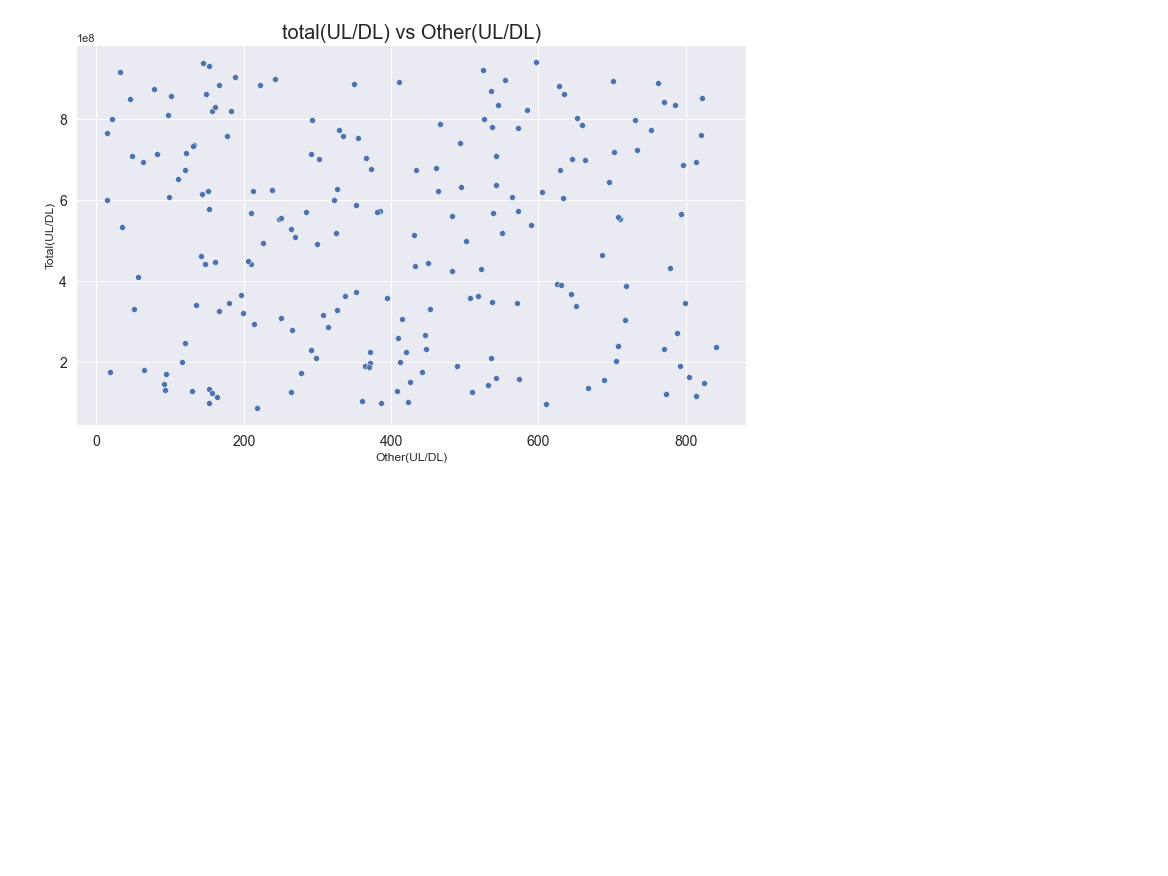
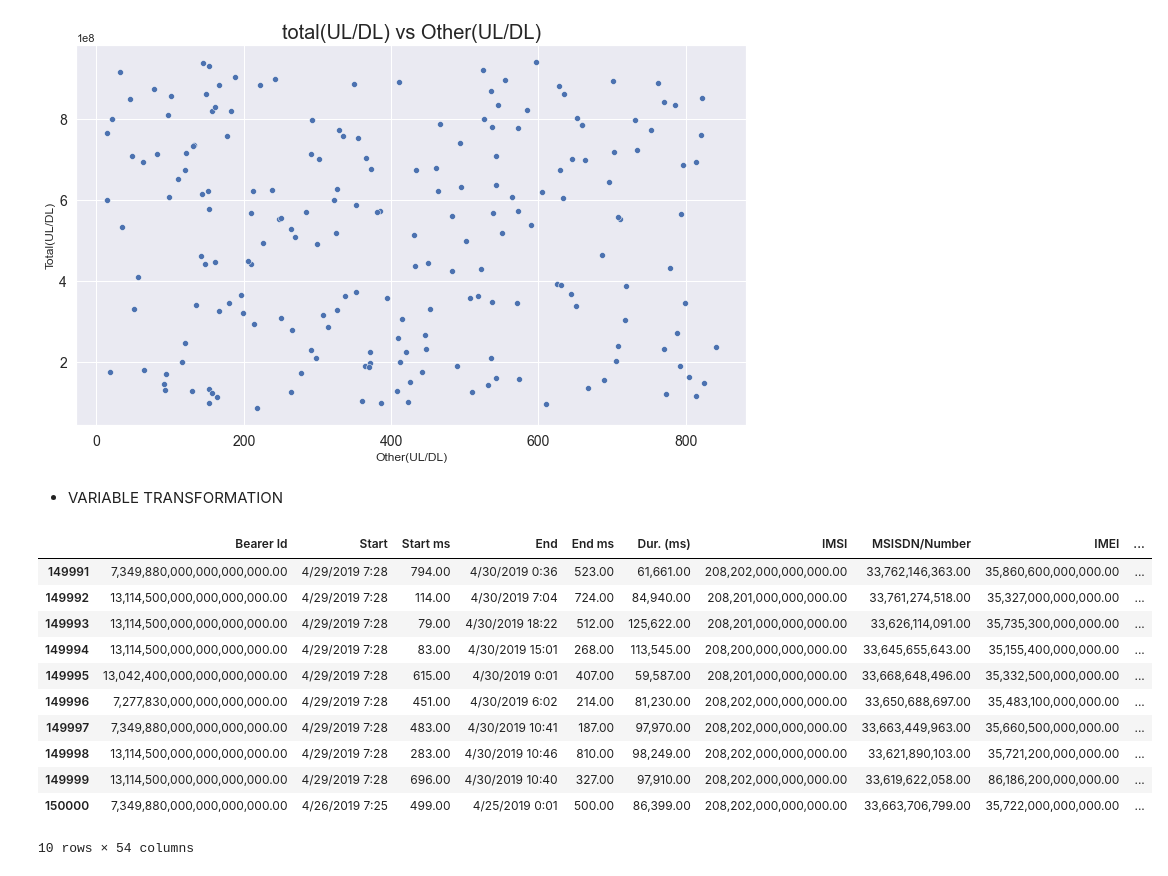
Before and after one commit to sel6/TellCo_Data_Analysis, a Jupyter notebook: notebooks/Data_Explore.ipynb, the cells around one changed output. Drawn from its saved outputs; the diff is of its cells as text; code cells hidden in the pictures; blank space fills up the shorter version.

Commit message:
variable transformation

```diff
--- a/notebooks/Data_Explore.ipynb
+++ b/notebooks/Data_Explore.ipynb
@@ -524,3 +524,22 @@ plot_scatter(filled.head(200), x_col="Email(UL/DL)", y_col="Total(UL/DL)", title
 plot_scatter(filled.head(200), x_col="Other(UL/DL)", y_col="Total(UL/DL)", title="total(UL/DL) vs Other(UL/DL)")
 # %% [output]
 [figure]
+# %% [markdown]
+* VARIABLE TRANSFORMATION
+# %%
+with warnings.catch_warnings(record=True):
+    filled['decile_rank'] = pd.qcut(filled['Dur. (ms)'], q=5, labels=False)
+filled.tail(10)
+# %% [output]
+|  | Bearer Id | Start | Start ms | End | End ms | Dur. (ms) | IMSI | MSISDN/Number | IMEI | ... |
+| 149991 | 7,349,880,000,000,000,000.00 | 4/29/2019 7:28 | 794.00 | 4/30/2019 0:36 | 523.00 | 61,661.00 | 208,202,000,000,000.00 | 33,762,146,363.00 | 35,860,600,000,000.00 | ... |
+| 149992 | 13,114,500,000,000,000,000.00 | 4/29/2019 7:28 | 114.00 | 4/30/2019 7:04 | 724.00 | 84,940.00 | 208,201,000,000,000.00 | 33,761,274,518.00 | 35,327,000,000,000.00 | ... |
+| 149993 | 13,114,500,000,000,000,000.00 | 4/29/2019 7:28 | 79.00 | 4/30/2019 18:22 | 512.00 | 125,622.00 | 208,201,000,000,000.00 | 33,626,114,091.00 | 35,735,300,000,000.00 | ... |
+| 149994 | 13,114,500,000,000,000,000.00 | 4/29/2019 7:28 | 83.00 | 4/30/2019 15:01 | 268.00 | 113,545.00 | 208,200,000,000,000.00 | 33,645,655,643.00 | 35,155,400,000,000.00 | ... |
+| 149995 | 13,042,400,000,000,000,000.00 | 4/29/2019 7:28 | 615.00 | 4/30/2019 0:01 | 407.00 | 59,587.00 | 208,201,000,000,000.00 | 33,668,648,496.00 | 35,332,500,000,000.00 | ... |
+| 149996 | 7,277,830,000,000,000,000.00 | 4/29/2019 7:28 | 451.00 | 4/30/2019 6:02 | 214.00 | 81,230.00 | 208,202,000,000,000.00 | 33,650,688,697.00 | 35,483,100,000,000.00 | ... |
+| 149997 | 7,349,880,000,000,000,000.00 | 4/29/2019 7:28 | 483.00 | 4/30/2019 10:41 | 187.00 | 97,970.00 | 208,202,000,000,000.00 | 33,663,449,963.00 | 35,660,500,000,000.00 | ... |
+| 149998 | 13,114,500,000,000,000,000.00 | 4/29/2019 7:28 | 283.00 | 4/30/2019 10:46 | 810.00 | 98,249.00 | 208,202,000,000,000.00 | 33,621,890,103.00 | 35,721,200,000,000.00 | ... |
+| 149999 | 13,114,500,000,000,000,000.00 | 4/29/2019 7:28 | 696.00 | 4/30/2019 10:40 | 327.00 | 97,910.00 | 208,202,000,000,000.00 | 33,619,622,058.00 | 86,186,200,000,000.00 | ... |
+| 150000 | 7,349,880,000,000,000,000.00 | 4/26/2019 7:25 | 499.00 | 4/25/2019 0:01 | 500.00 | 86,399.00 | 208,202,000,000,000.00 | 33,663,706,799.00 | 35,722,000,000,000.00 | ... |
+10 rows × 54 columns
```
